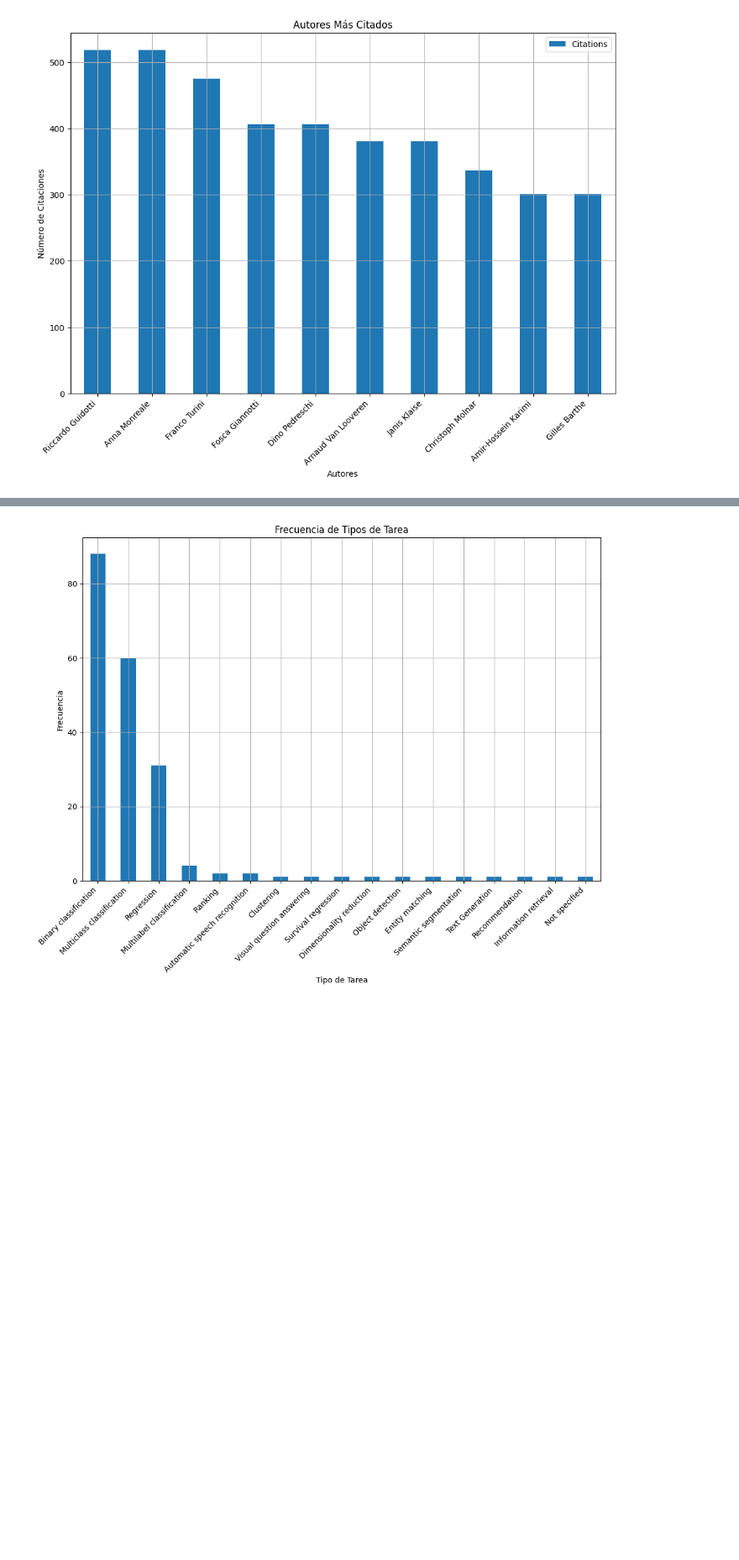
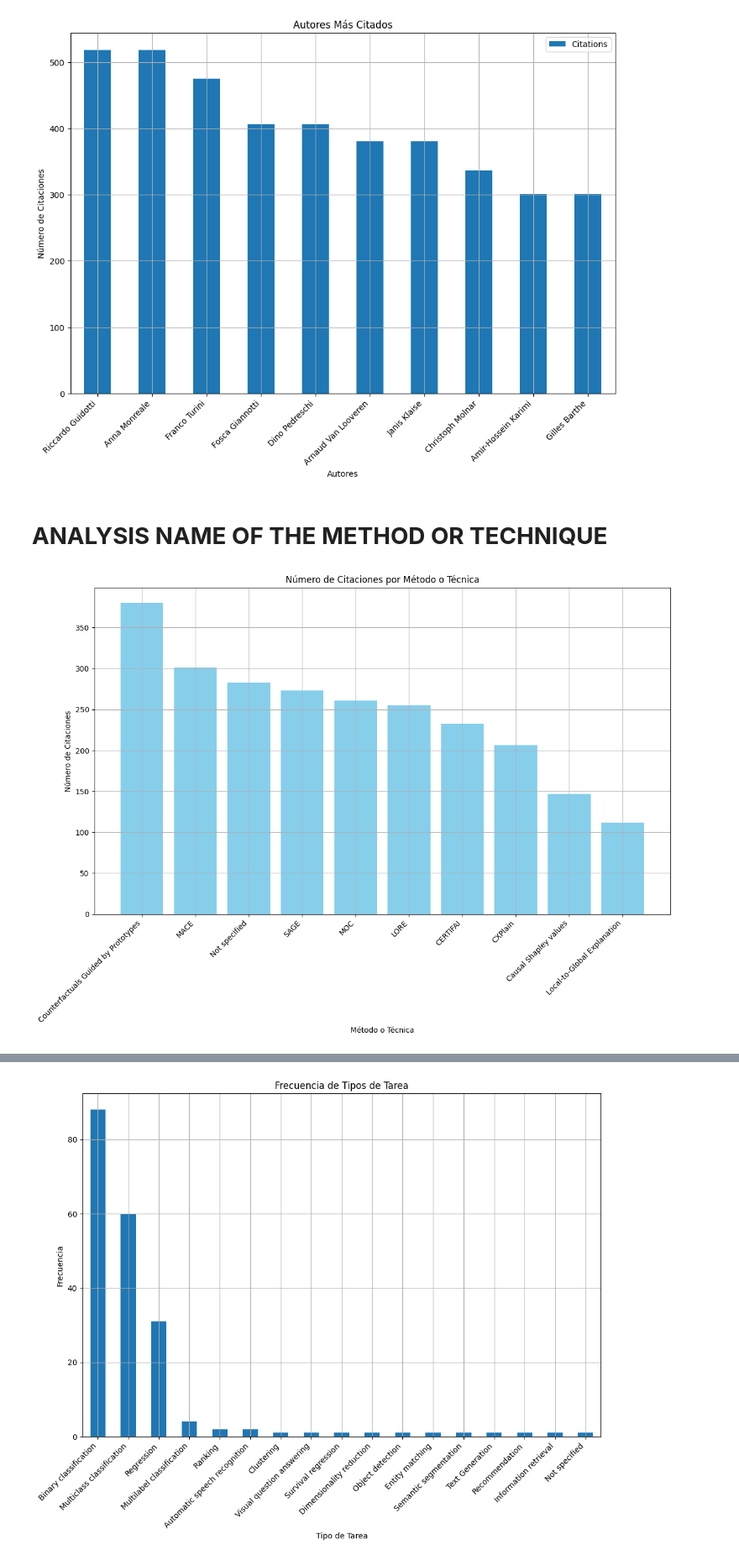
Before and after one commit to MysticDeepAI/AGNOSTIC-METHODS-AND-TECHNIQUES-FOR-INTERPRETABILITY-IN-MACHINE-LEARNING-a-systematic-review, a Jupyter notebook: DATA_ANALYSIS.ipynb, the cells around one changed output, grey strips where cells are left out. Shown at 84% size. Cells and saved outputs as stored; diff of their text form; code cells hidden in the pictures; blank space fills up the shorter version.

Commit message:
Add plots

```diff
--- a/DATA_ANALYSIS.ipynb
+++ b/DATA_ANALYSIS.ipynb
@@ -640,4 +630,55 @@ plt.grid(True)
 plt.show()
 # %% [output]
 [figure]
+# %% [markdown]
+# **ANALYSIS NAME OF THE METHOD OR TECHNIQUE**
+# %%
+import pandas as pd
+import matplotlib.pyplot as plt
+
+# Supongamos que tienes un DataFrame `df` con las columnas 'NAME OF THE METHOD OR TECHNIQUE' y 'NUMBER OF CITATIONS OF THE ARTICLE'
+# Ejemplo de cómo se vería tu DataFrame
+# data = {'NAME OF THE METHOD OR TECHNIQUE': ['Method1\nMethod2\nMethod3',
+#                                             'Method2\nMethod4',
+#                                             'Method1\nMethod3\nMethod4'],
+#         'NUMBER OF CITATIONS OF THE ARTICLE': ['301', '255', '232']}
+# df = pd.DataFrame(data)
+
+# Convertir 'NUMBER OF CITATIONS OF THE ARTICLE' a tipo numérico
+df['NUMBER OF CITATIONS OF THE ARTICLE'] = pd.to_numeric(df['NUMBER OF CITATIONS OF THE ARTICLE'], errors='coerce')
+
+# Reemplazar NaN en la columna 'NAME OF THE METHOD OR TECHNIQUE' por una cadena vacía
+df['NAME OF THE METHOD OR TECHNIQUE'] = df['NAME OF THE METHOD OR TECHNIQUE'].fillna('')
+
+# Inicializar un diccionario para sumar las citaciones por método o técnica
+method_citations = {}
+
+# Procesar las columnas 'NAME OF THE METHOD OR TECHNIQUE' y 'NUMBER OF CITATIONS OF THE ARTICLE'
+for index, row in df.iterrows():
+    methods = row['NAME OF THE METHOD OR TECHNIQUE'].split('\n')
+    citations = row['NUMBER OF CITATIONS OF THE ARTICLE']
+    for method in methods:
+        if method in method_citations:
+            method_citations[method] += citations
+        else:
+            method_citations[method] = citations
+
+# Convertir el diccionario a un DataFrame para facilidad de uso
+df_method_citations = pd.DataFrame.from_dict(method_citations, orient='index', columns=['Citations']).reset_index()
+df_method_citations = df_method_citations.rename(columns={'index': 'Method'})
+
+# Ordenar por número de citaciones
+df_method_citations = df_method_citations.sort_values(by='Citations', ascending=False).head(10)
+
+# Graficar el número de citaciones por método o técnica
+plt.figure(figsize=(14, 8))
+plt.bar(df_method_citations['Method'], df_method_citations['Citations'], color='skyblue')
+plt.title('Número de Citaciones por Método o Técnica')
+plt.xlabel('Método o Técnica')
+plt.ylabel('Número de Citaciones')
+plt.xticks(rotation=45, ha='right')
+plt.grid(True)
+plt.show()
+# %% [output]
+[figure, added]
 # %% [markdown]
```
Also changed, not shown: parts of 8 cells of this notebook.
